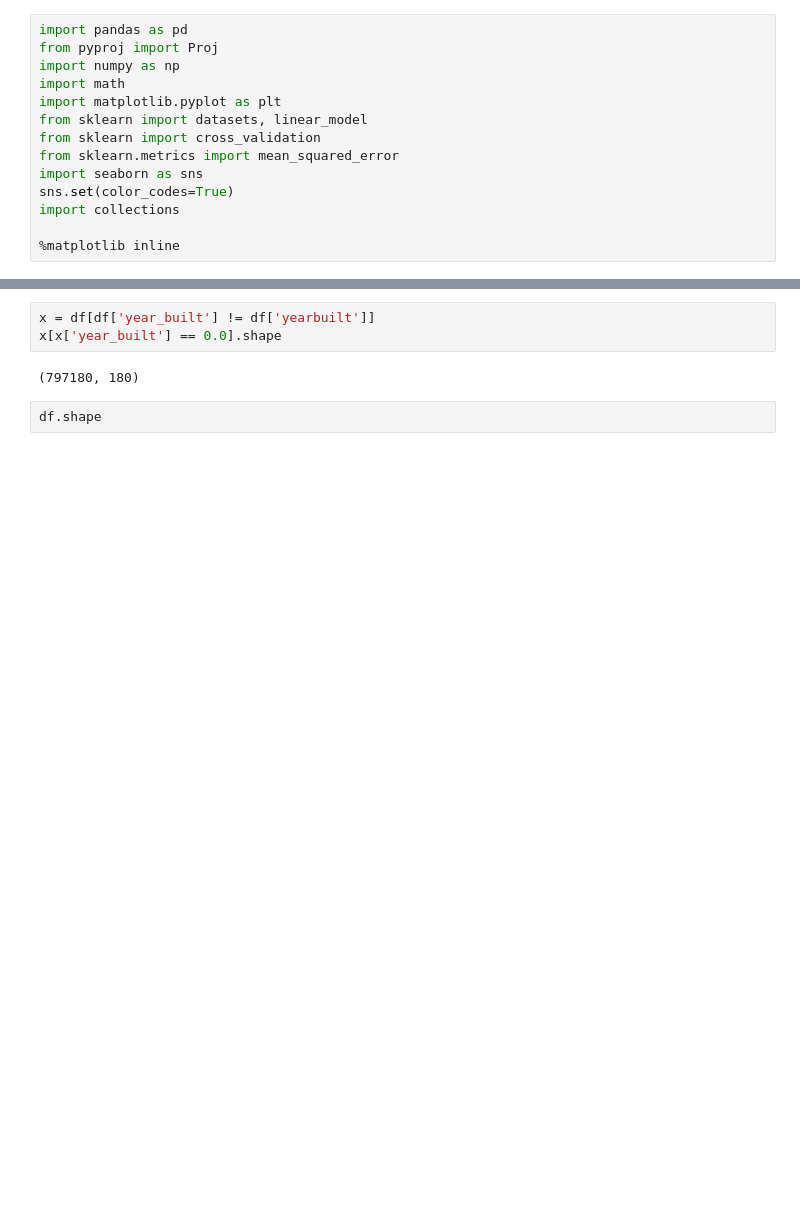
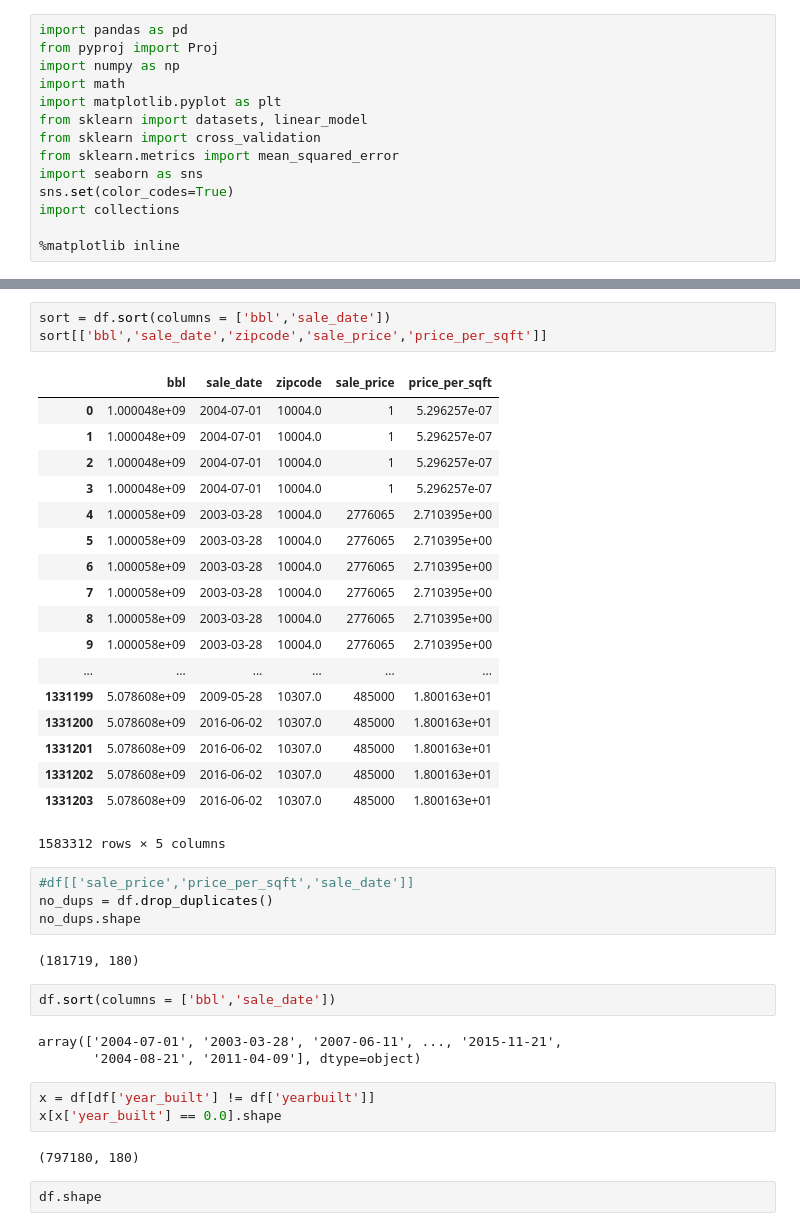
Before and after one commit to jgutman/reveal-estate, a Jupyter notebook: PLUTO_FinanceModeling.ipynb, the cells around one changed output, grey strips where cells are left out. Saved outputs shown, nothing was run; the diff lists cells and outputs as text; blank space fills up the shorter version.

Commit message:
exploring duplicates

```diff
--- a/PLUTO_FinanceModeling.ipynb
+++ b/PLUTO_FinanceModeling.ipynb
@@ -27,3 +27,36 @@ df.head()
+# %%
+sort = df.sort(columns = ['bbl','sale_date'])
+sort[['bbl','sale_date','zipcode','sale_price','price_per_sqft']]
+# %% [output]
+|  | bbl | sale_date | zipcode | sale_price | price_per_sqft |
+| 0 | 1.000048e+09 | 2004-07-01 | 10004.0 | 1 | 5.296257e-07 |
+| 1 | 1.000048e+09 | 2004-07-01 | 10004.0 | 1 | 5.296257e-07 |
+| 2 | 1.000048e+09 | 2004-07-01 | 10004.0 | 1 | 5.296257e-07 |
+| 3 | 1.000048e+09 | 2004-07-01 | 10004.0 | 1 | 5.296257e-07 |
+| 4 | 1.000058e+09 | 2003-03-28 | 10004.0 | 2776065 | 2.710395e+00 |
+| 5 | 1.000058e+09 | 2003-03-28 | 10004.0 | 2776065 | 2.710395e+00 |
+| 6 | 1.000058e+09 | 2003-03-28 | 10004.0 | 2776065 | 2.710395e+00 |
+| 7 | 1.000058e+09 | 2003-03-28 | 10004.0 | 2776065 | 2.710395e+00 |
+| 8 | 1.000058e+09 | 2003-03-28 | 10004.0 | 2776065 | 2.710395e+00 |
+| 9 | 1.000058e+09 | 2003-03-28 | 10004.0 | 2776065 | 2.710395e+00 |
+| ... | ... | ... | ... | ... | ... |
+| 1331199 | 5.078608e+09 | 2009-05-28 | 10307.0 | 485000 | 1.800163e+01 |
+| 1331200 | 5.078608e+09 | 2016-06-02 | 10307.0 | 485000 | 1.800163e+01 |
+| 1331201 | 5.078608e+09 | 2016-06-02 | 10307.0 | 485000 | 1.800163e+01 |
+| 1331202 | 5.078608e+09 | 2016-06-02 | 10307.0 | 485000 | 1.800163e+01 |
+| 1331203 | 5.078608e+09 | 2016-06-02 | 10307.0 | 485000 | 1.800163e+01 |
+1583312 rows × 5 columns
+# %%
+#df[['sale_price','price_per_sqft','sale_date']]
+no_dups = df.drop_duplicates()
+no_dups.shape
+# %% [output]
+(181719, 180)
+# %%
+df.sort(columns = ['bbl','sale_date'])
+# %% [output]
+array(['2004-07-01', '2003-03-28', '2007-06-11', ..., '2015-11-21',
+       '2004-08-21', '2011-04-09'], dtype=object)
 # %%
 x = df[df['year_built'] != df['yearbuilt']]
 x[x['year_built'] == 0.0].shape
```
Also changed, not shown: parts of 12 cells of this notebook, 2 other files.
